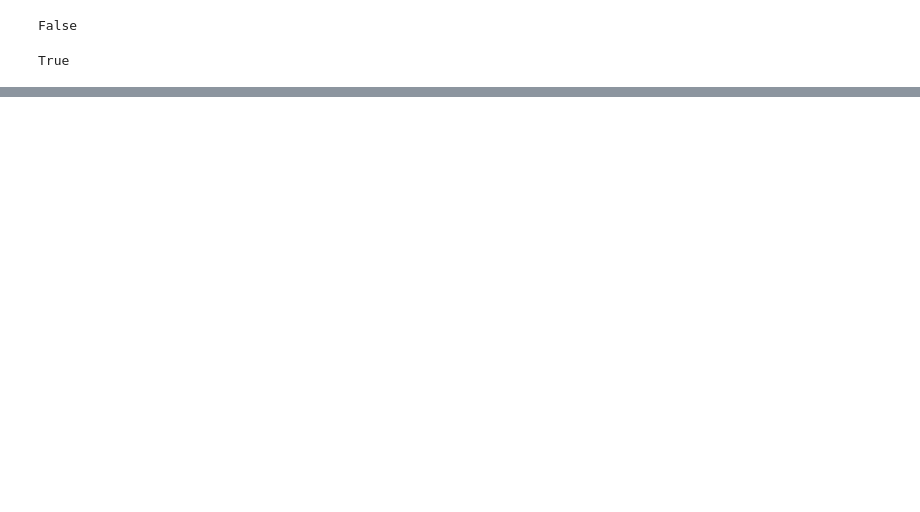
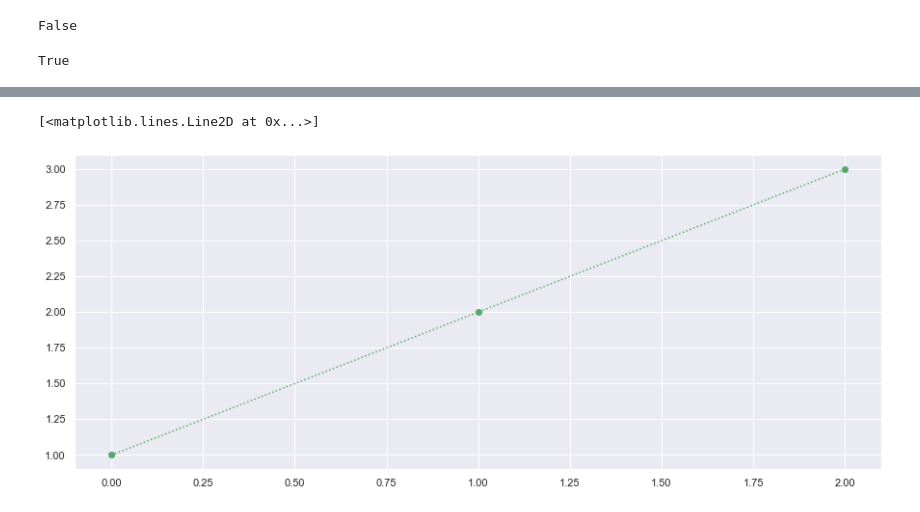
Before and after one commit to mathieugouin/tradesim, a Jupyter notebook: learning_notebook.ipynb, the cells around one changed output, grey strips where cells are left out. Cells and saved outputs as stored; diff of their text form; code cells hidden in the pictures; blank space fills up the shorter version.

```diff
--- a/learning_notebook.ipynb
+++ b/learning_notebook.ipynb
@@ -190,0 +185,6 @@ array([ 0.22119723,  1.29264014, -0.26429666])
+# %%
+# '[marker][line][color]'
+plt.plot([1,2,3], 'o:g')
+# %% [output]
+[<matplotlib.lines.Line2D at 0x...>]
+[figure, added]
```
Also changed, not shown: parts of 39 cells of this notebook, 1 other file.
